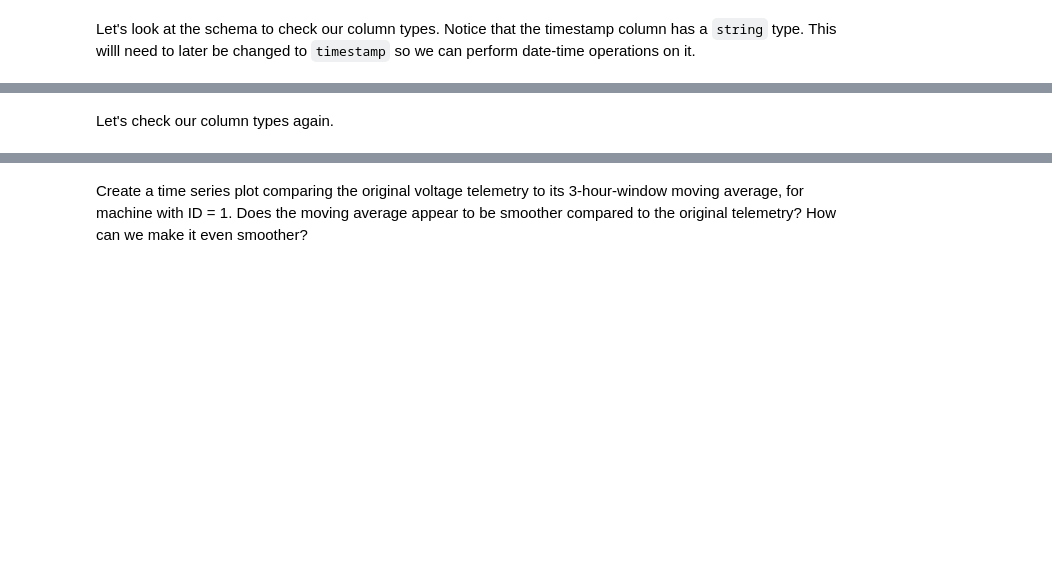
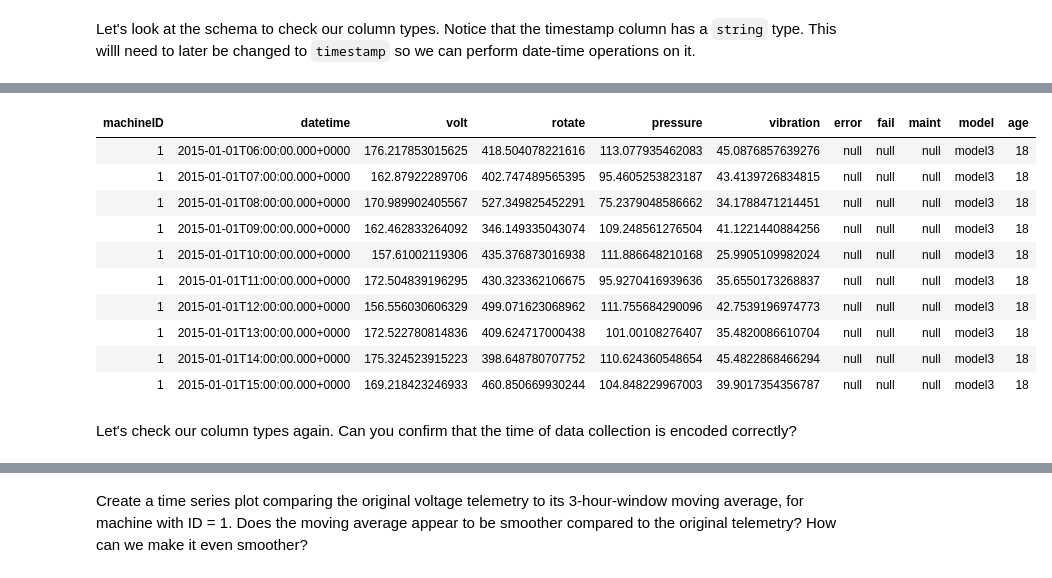
Before and after one commit to Azure/ACE_Azure_ML, a Jupyter notebook: ADB/notebooks/day_1/03_data_prep_lab.ipynb, the cells around one changed output, grey strips where cells are left out. Drawn from its saved outputs; the diff is of its cells as text; code cells hidden in the pictures; blank space fills up the shorter version.

```diff
--- a/ADB/notebooks/day_1/03_data_prep_lab.ipynb
+++ b/ADB/notebooks/day_1/03_data_prep_lab.ipynb
@@ -58,6 +81,18 @@ df = df.withColumn("datetime", to_timestamp("datetime", "MM/dd/yyyy hh:mm:ss aa"
 # %%
-display(df)
+display(df.limit(10))
+# %% [output]
+| machineID | datetime | volt | rotate | pressure | vibration | error | fail | maint | model | age |
+| 1 | 2015-01-01T06:00:00.000+0000 | 176.217853015625 | 418.504078221616 | 113.077935462083 | 45.0876857639276 | null | null | null | model3 | 18 |
+| 1 | 2015-01-01T07:00:00.000+0000 | 162.87922289706 | 402.747489565395 | 95.4605253823187 | 43.4139726834815 | null | null | null | model3 | 18 |
+| 1 | 2015-01-01T08:00:00.000+0000 | 170.989902405567 | 527.349825452291 | 75.2379048586662 | 34.1788471214451 | null | null | null | model3 | 18 |
+| 1 | 2015-01-01T09:00:00.000+0000 | 162.462833264092 | 346.149335043074 | 109.248561276504 | 41.1221440884256 | null | null | null | model3 | 18 |
+| 1 | 2015-01-01T10:00:00.000+0000 | 157.61002119306 | 435.376873016938 | 111.886648210168 | 25.9905109982024 | null | null | null | model3 | 18 |
+| 1 | 2015-01-01T11:00:00.000+0000 | 172.504839196295 | 430.323362106675 | 95.9270416939636 | 35.6550173268837 | null | null | null | model3 | 18 |
+| 1 | 2015-01-01T12:00:00.000+0000 | 156.556030606329 | 499.071623068962 | 111.755684290096 | 42.7539196974773 | null | null | null | model3 | 18 |
+| 1 | 2015-01-01T13:00:00.000+0000 | 172.522780814836 | 409.624717000438 | 101.00108276407 | 35.4820086610704 | null | null | null | model3 | 18 |
+| 1 | 2015-01-01T14:00:00.000+0000 | 175.324523915223 | 398.648780707752 | 110.624360548654 | 45.4822868466294 | null | null | null | model3 | 18 |
+| 1 | 2015-01-01T15:00:00.000+0000 | 169.218423246933 | 460.850669930244 | 104.848229967003 | 39.9017354356787 | null | null | null | model3 | 18 |
 # %% [markdown]
-Let's check our column types again.
+Let's check our column types again. Can you confirm that the time of data collection is encoded correctly?
 # %%
 df.printSchema()
```
Also changed, not shown: parts of 43 cells of this notebook, 23 other files.
